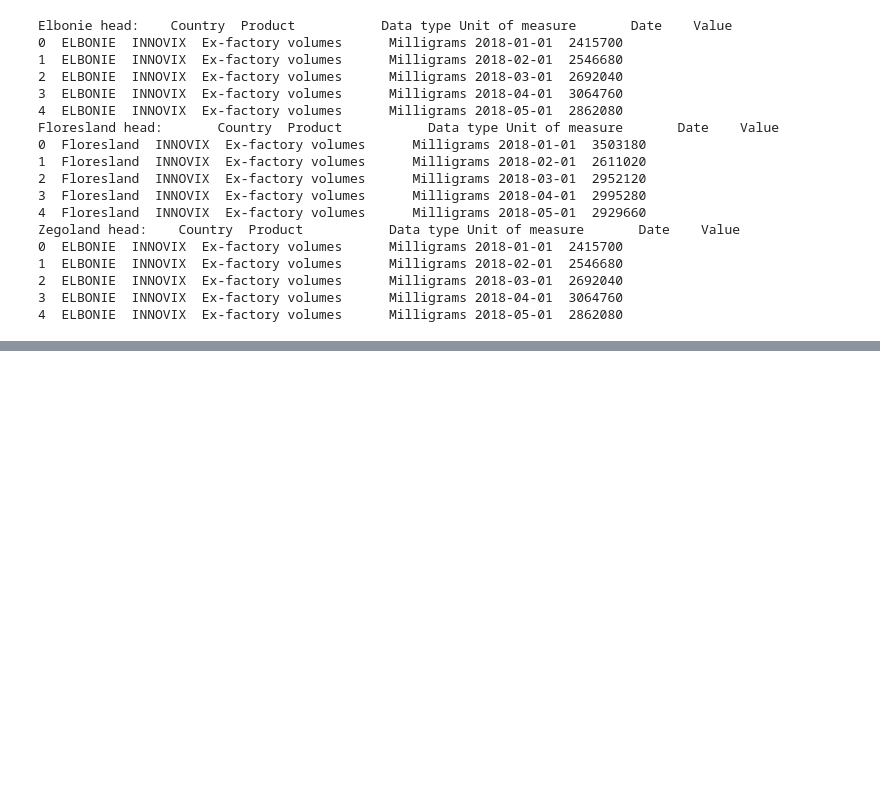
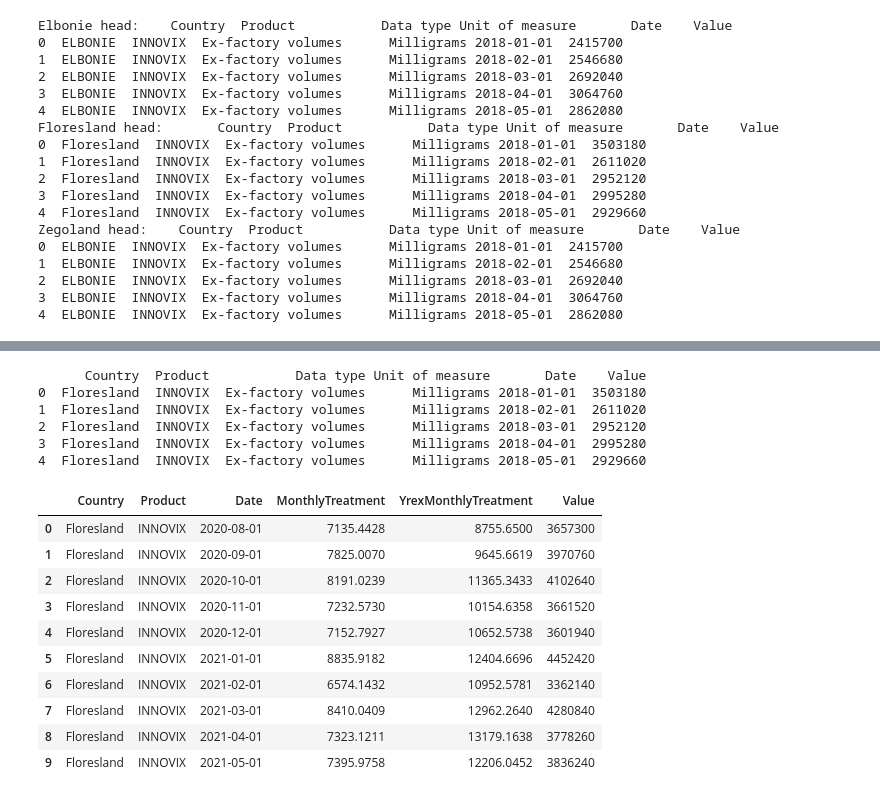
Before and after one commit to BrunoManzano/LauzHack, a Jupyter notebook: notebooks/DataExploration_INNOVIX_Elbonie.ipynb, the cells around one changed output, grey strips where cells are left out. Saved outputs shown, nothing was run; the diff lists cells and outputs as text; code cells hidden in the pictures; blank space fills up the shorter version.

```diff
--- a/notebooks/DataExploration_INNOVIX_Elbonie.ipynb
+++ b/notebooks/DataExploration_INNOVIX_Elbonie.ipynb
@@ -70,0 +202,16 @@ Zegoland head:    Country  Product           Data type Unit of measure       Dat
+# %%
+# df_dmeasure_Innovix = df_dmeasure_Innovix.rename(columns={
+#     'Value': 'Innovix_measure_value'
+# })
+
+# df_dmeasure_Yrex = df_dmeasure_Yrex.rename(columns={
+#     'Value': 'Yrex_measure_value'
+# })
+
+df_dmonth_treatment_Innovix = df_dmonth_treatment_Innovix.rename(columns={
+    'Value': 'MonthlyTreatment'
+})
+
+df_dmonth_treatment_Yrex = df_dmonth_treatment_Yrex.rename(columns={
+    'Value': 'YrexMonthlyTreatment'
+})
@@ -70,0 +242,2 @@ Zegoland head:    Country  Product           Data type Unit of measure       Dat
+# %%
+df_final_demand = df_dmonth_treatment_Innovix.merge(right=df_dmonth_treatment_Yrex, on='Date')
@@ -70,0 +258,30 @@ Zegoland head:    Country  Product           Data type Unit of measure       Dat
+# %%
+print(df_exfactor.head())
+# %% [output]
+      Country  Product           Data type Unit of measure       Date    Value
+0  Floresland  INNOVIX  Ex-factory volumes      Milligrams 2018-01-01  3503180
+1  Floresland  INNOVIX  Ex-factory volumes      Milligrams 2018-02-01  2611020
+2  Floresland  INNOVIX  Ex-factory volumes      Milligrams 2018-03-01  2952120
+3  Floresland  INNOVIX  Ex-factory volumes      Milligrams 2018-04-01  2995280
+4  Floresland  INNOVIX  Ex-factory volumes      Milligrams 2018-05-01  2929660
+# %%
+columns_to_drop = ['Country', 'Product', 'Data type', 'Unit of measure']
+# df_dmeasure_Innovix.drop(columns=columns_to_drop, inplace=True)
+# df_dmeasure_Yrex.drop(columns=columns_to_drop, inplace=True)
+df_exfactor .drop(columns=columns_to_drop, inplace=True)
+# %%
+df_demand_exfactor= df_final_demand.merge(right=df_exfactor, on='Date', how='left')
+# %%
+df_demand_exfactor.head(10)
+# %% [output]
+|  | Country | Product | Date | MonthlyTreatment | YrexMonthlyTreatment | Value |
+| 0 | Floresland | INNOVIX | 2020-08-01 | 7135.4428 | 8755.6500 | 3657300 |
+| 1 | Floresland | INNOVIX | 2020-09-01 | 7825.0070 | 9645.6619 | 3970760 |
+| 2 | Floresland | INNOVIX | 2020-10-01 | 8191.0239 | 11365.3433 | 4102640 |
+| 3 | Floresland | INNOVIX | 2020-11-01 | 7232.5730 | 10154.6358 | 3661520 |
+| 4 | Floresland | INNOVIX | 2020-12-01 | 7152.7927 | 10652.5738 | 3601940 |
+| 5 | Floresland | INNOVIX | 2021-01-01 | 8835.9182 | 12404.6696 | 4452420 |
+| 6 | Floresland | INNOVIX | 2021-02-01 | 6574.1432 | 10952.5781 | 3362140 |
+| 7 | Floresland | INNOVIX | 2021-03-01 | 8410.0409 | 12962.2640 | 4280840 |
+| 8 | Floresland | INNOVIX | 2021-04-01 | 7323.1211 | 13179.1638 | 3778260 |
+| 9 | Floresland | INNOVIX | 2021-05-01 | 7395.9758 | 12206.0452 | 3836240 |
```
Also changed, not shown: parts of 27 cells of this notebook.
